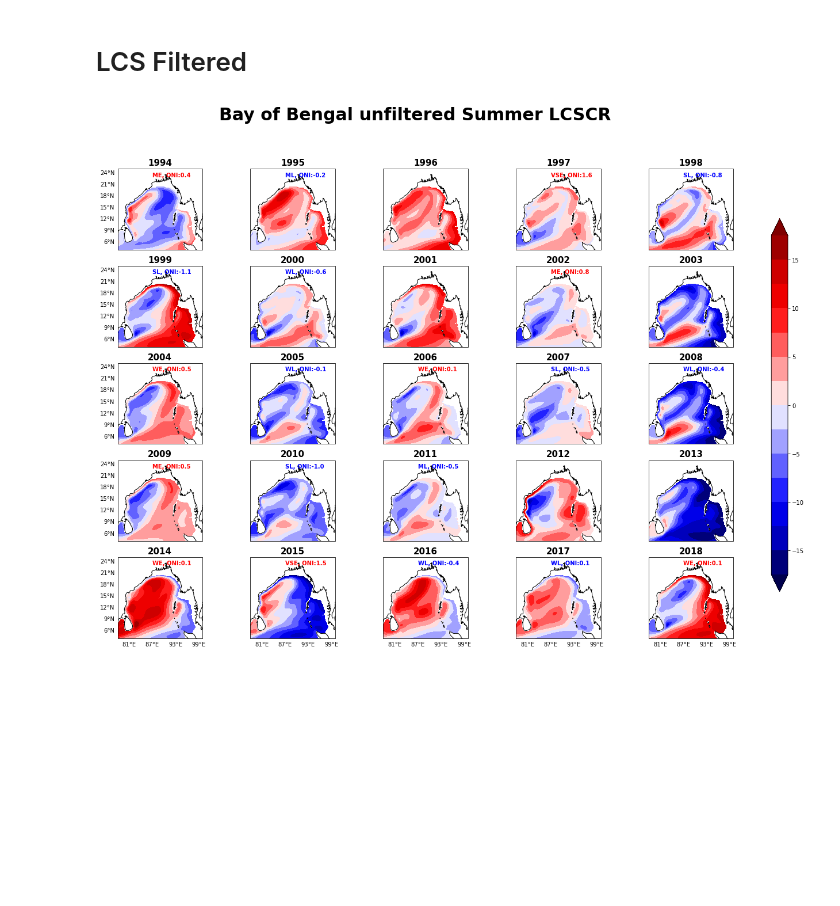
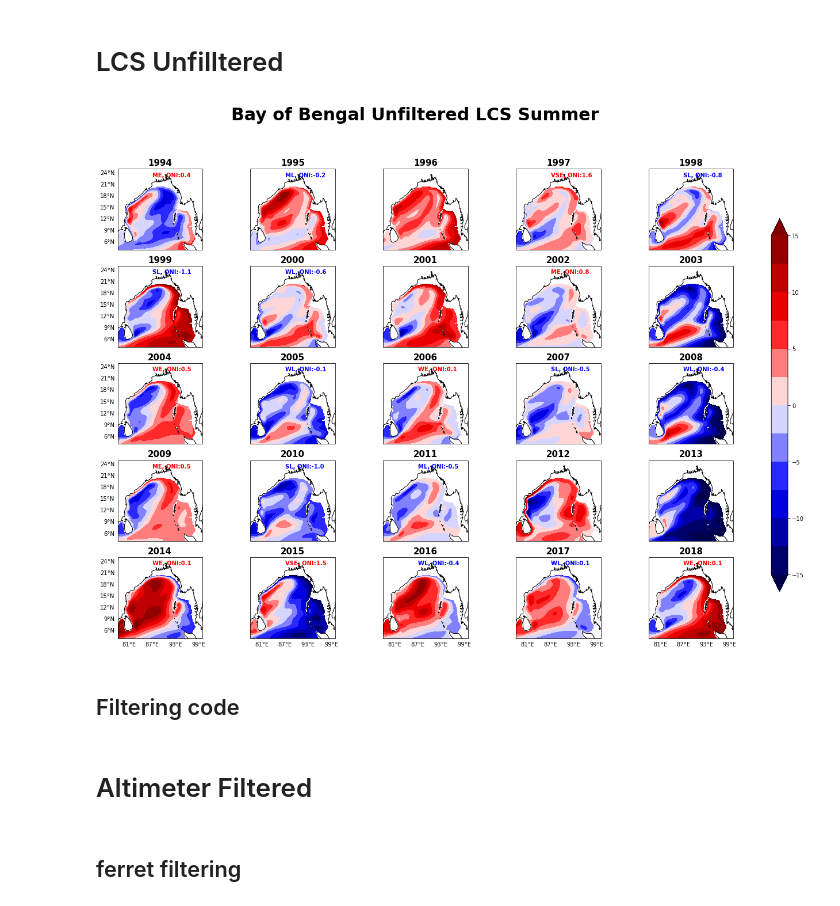
Before and after one commit to ghossh/BoB-Decadal-SLA, a Jupyter notebook: BoB_plots.ipynb, the cells around one changed output. Saved outputs shown, nothing was run; the diff lists cells and outputs as text; code cells hidden in the pictures; blank space fills up the shorter version.

```diff
--- a/BoB_plots.ipynb
+++ b/BoB_plots.ipynb
@@ -66,0 +74,5 @@ plt.savefig('BoB_filtered.jpg',dpi=100)
+# %%
+BoB_altimeter=xr.open_mfdataset('/home/NCAOR/supriyog/raw_data/SL_anomaly/IO_SLA_v2021.nc',autoclose=True).sel(latitude=slice(4,25),longitude=slice(78,100)).sla
+# %%
+BoB_altimeter=BoB_altimeter.rename({BoB_altimeter.dims[0]:'time'})
+BoB_altimeter
@@ -66,0 +105,5 @@ plt.savefig('BoB_filtered.jpg',dpi=100)
+# %%
+i=BoB_altimeter
+print(i.dims)
+BoB_plot(i,time,"Bay of Bengal unfiltered altimeter Summer",
+         'BoB_unfiltered_altimeter.jpg')
@@ -67,14 +113,14 @@ plt.savefig('BoB_filtered.jpg',dpi=100)
 # %% [markdown]
-# LCS Filtered
+# LCS Unfilltered
 # %%
-lcs_sla=xr.open_mfdataset('lcs_sla.nc')
+BoB_lcs=xr.open_mfdataset('lcs_sla1.nc',autoclose=True).sel(lat=slice(4,25),lon=slice(78,100)).sla
 # %%
 ########## Data ########
-AS_unfiltered_summer={}
+BoB_lcs_unfiltered_summer={}
 for i in range(1994,2019):
-    summer_unfiltered=lcs_sla.sel(time=slice(repr(i)+'-06-01',repr(i)+'-08-31')).mean(dim='time').sl
-    AS_unfiltered_summer[i]=[]
-    AS_unfiltered_summer[i].append(summer_unfiltered)
+    summer_unfiltered=BoB_lcs.sel(time=slice(repr(i)+'-06-01',repr(i)+'-08-31')).mean(dim='time')
+    BoB_lcs_unfiltered_summer[i]=[]
+    BoB_lcs_unfiltered_summer[i].append(summer_unfiltered)
 
 ########## Info ######
 Summer_enso_info={}
@@ -93,37 +139,39 @@ fig, axs = plt.subplots(nrows=5,ncols=5,
                         subplot_kw={'projection': ccrs.PlateCarree()},
                         figsize=(20,15))
 
 axs=axs.flatten()
 y_label=set([0,5,10,15,20])
 x_label=set([20,21,22,23,24])
-levels=[-20,-15,-12.5,-10,-7.5,-5,-2.5,0,2.5,5,7.5,10,12.5,15,20]
-for i,year in enumerate(AS_unfiltered_summer):
-        data=AS_unfiltered_summer[year]
-        cs=axs[i].contourf(lcs_sla.lon.data,lcs_sla.lat.data,data[0],
+levels=[-15,-12.5,-10,-7.5,-5,-2.5,0,2.5,5,7.5,10,12.5,15]
+for i,year in enumerate(BoB_lcs_unfiltered_summer):
+        data=BoB_lcs_unfiltered_summer[year]
+        cs=axs[i].contourf(BoB_lcs.lon.data,BoB_lcs.lat.data,data[0],
                           levels=levels,transform = ccrs.PlateCarree(),
                           cmap='seismic',extend='both')
         axs[i].set_extent([78,100,4,25])
         axs[i].set_title(year,fontsize = 15, weight='bold')
         axs[i].coastlines()
         if i in y_label:
             gl = axs[i].gridlines(crs=ccrs.PlateCarree(), draw_labels=True,linewidth=0,)
             gl.top_labels = False
             gl.bottom_labels = False
             gl.right_labels = False
             #gl.xlines=False
         if i in x_label:
             gl = axs[i].gridlines(crs=ccrs.PlateCarree(), draw_labels=True,linewidth=0,)
             gl.top_labels = False
             gl.left_labels = False
             gl.right_labels = False
         if year in Elnino_years:
             axs[i].text(87,23, Summer_enso_info[year],color='red', fontsize = 10,weight='bold')
         if year in Lanina_years:
             axs[i].text(87,23, Summer_enso_info[year],color='blue', fontsize = 10,weight='bold')
 
 cb_ax=fig.add_axes([0.93,0.2,0.02,0.6])
 cba=fig.colorbar(cs,cax=cb_ax)
-plt.suptitle("Bay of Bengal unfiltered Summer LCSCR",fontsize = 30,weight='bold',fontname='Times New Roman')
-plt.savefig('BoB_unfiltered_lcs.jpg',dpi=100)
+plt.suptitle("Bay of Bengal Unfiltered LCS Summer",fontsize = 30,weight='bold',fontname='Times New Roman')
+plt.savefig('BoB_unfiltered_LCS.jpg',dpi=120)
 # %% [output]
-[figure, old version]
+[figure, new version]
+# %% [markdown]
+## Filtering code
@@ -129,0 +189,4 @@ plt.savefig('BoB_unfiltered_lcs.jpg',dpi=100)
+# %% [markdown]
+# Altimeter Filtered
+# %% [markdown]
+## ferret filtering
```
Also changed, not shown: parts of 25 cells of this notebook, 14 other files.
